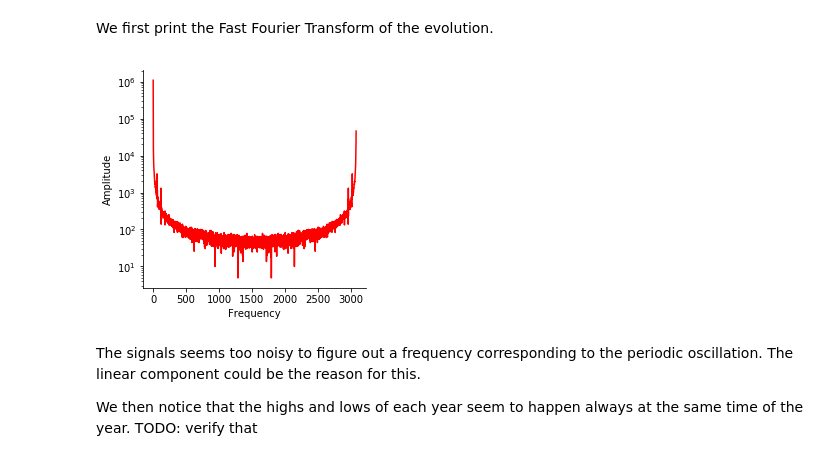
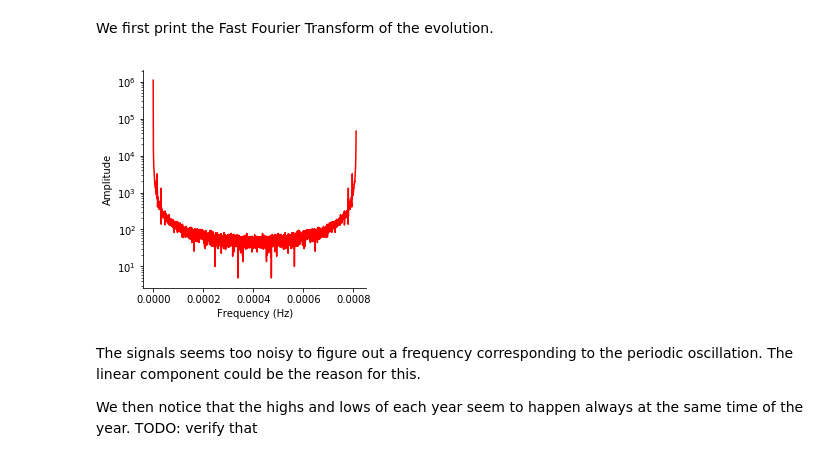
Before and after one commit to Aurele-Barriere/CO2_data_analysis, a Jupyter notebook: evolutionCO2.ipynb, the cells around one changed output. Cells and saved outputs as stored; diff of their text form; code cells hidden in the pictures.

```diff
--- a/evolutionCO2.ipynb
+++ b/evolutionCO2.ipynb
@@ -98,18 +98,23 @@ We first print the Fast Fourier Transform of the evolution.
 # %%
 import scipy.signal # SIgnal Processing Library
 array = data['Concentration']
 array_fft = np.fft.fft(array) # getting the Fast Fourier Transform
 
+fs = 1 / (7 * 24 * 3600)
+
+z = np.arange(0, len(array))
+z = z * fs / 2 / np.pi
+
 f, ax1 = plt.subplots(1, 1, figsize=[4, 4])
-ax1.plot(np.abs(array_fft), c='r')
-ax1.set_xlabel("Frequency")
+ax1.plot(z, np.abs(array_fft), c='r')
+ax1.set_xlabel("Frequency (Hz)")
 ax1.set_ylabel("Amplitude")
 ax1.spines['top'].set_visible(False)
 ax1.spines['right'].set_visible(False)
 ax1.semilogy()
 plt.show()
 # %% [output]
-[figure, old version]
+[figure, new version]
 # %% [markdown]
 The signals seems too noisy to figure out a frequency corresponding to the periodic oscillation.
 The linear component could be the reason for this.
```
Also changed, not shown: parts of 4 cells of this notebook.
